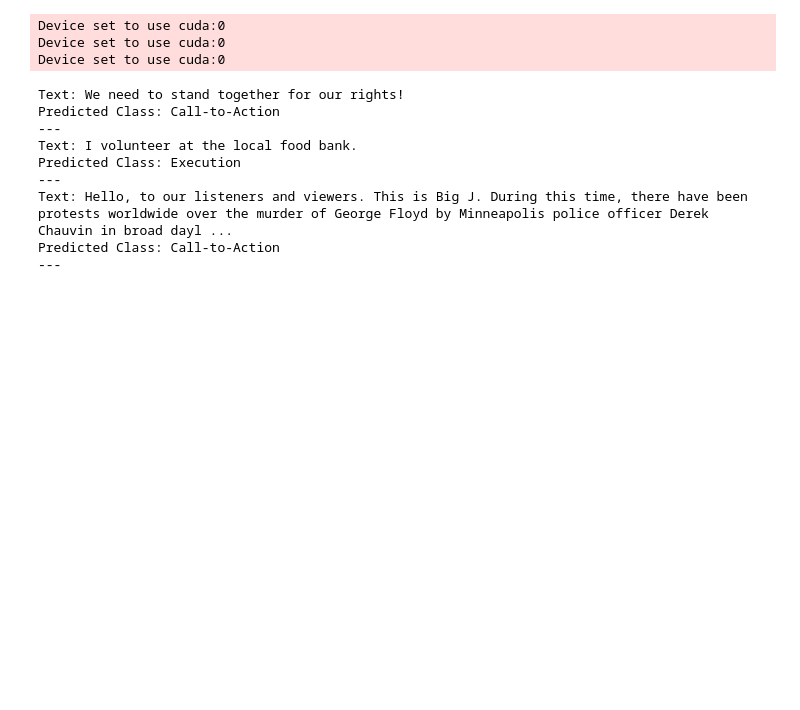
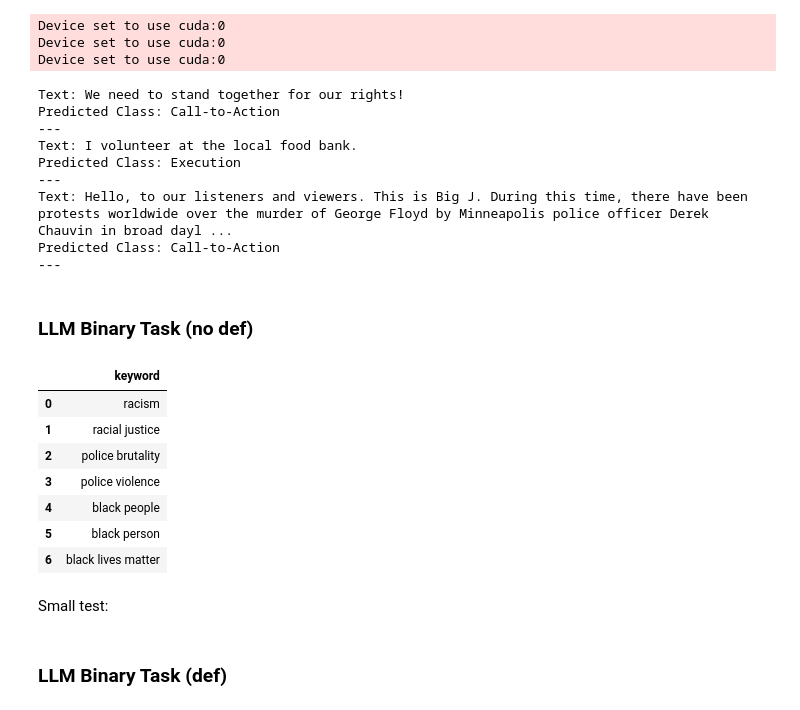
Before and after one commit to todomoldovan/thesis, a Jupyter notebook: server/models.ipynb, the cells around one changed output. Cells and saved outputs as stored; diff of their text form; code cells hidden in the pictures; blank space fills up the shorter version.

```diff
--- a/server/models.ipynb
+++ b/server/models.ipynb
@@ -242,3 +242,20 @@ Predicted Class: Execution
 Text: Hello, to our listeners and viewers. This is Big J. During this time, there have been protests worldwide over the murder of George Floyd by Minneapolis police officer Derek Chauvin in broad dayl ...
 Predicted Class: Call-to-Action
 ---
+# %% [markdown]
+### LLM Binary Task (no def)
+# %%
+import pandas as pd
+blm_dic = pd.read_csv('../data/racism_list.csv', header=None)
+blm_dic.columns = ['keyword']
+keywords = blm_dic['keyword'].tolist()
+blm_dic
+# %% [output]
+|  | keyword |
+| 0 | racism |
+| 1 | racial justice |
+| 2 | police brutality |
+| 3 | police violence |
+| 4 | black people |
+| 5 | black person |
+| 6 | black lives matter |
@@ -244,0 +383,2 @@ Predicted Class: Call-to-Action
+# %% [markdown]
+Small test:
@@ -244,0 +505,2 @@ Predicted Class: Call-to-Action
+# %% [markdown]
+### LLM Binary Task (def)
```
Also changed, not shown: parts of 4 cells of this notebook, 7 other files.
